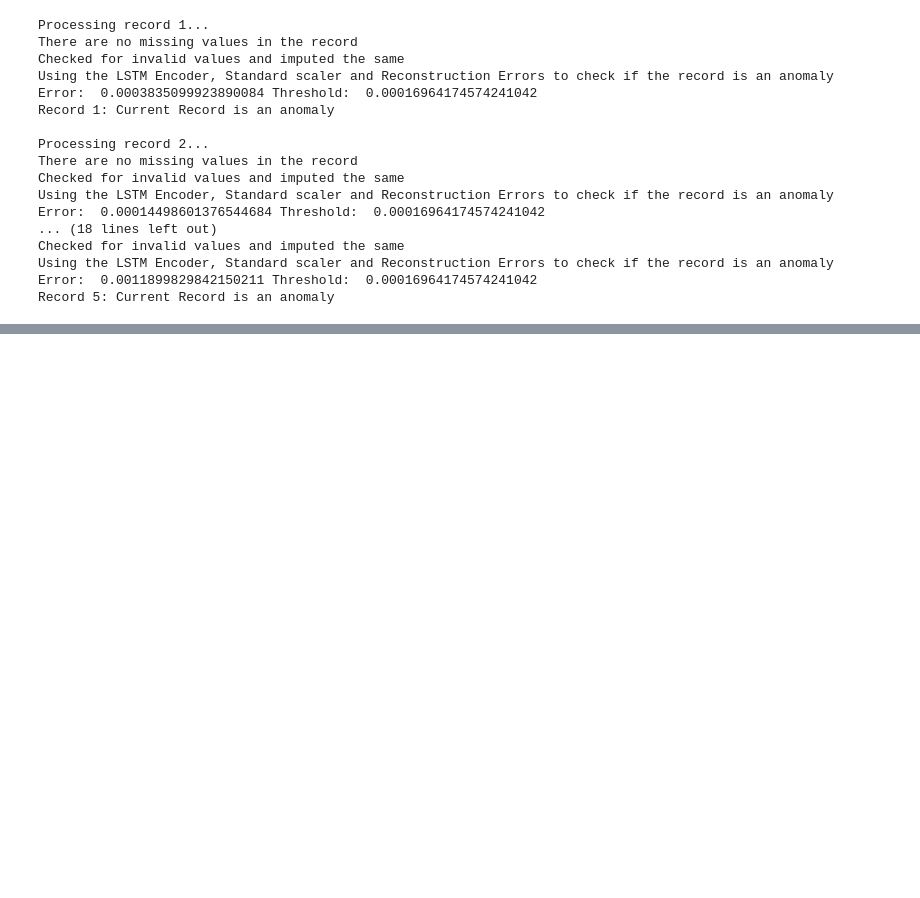
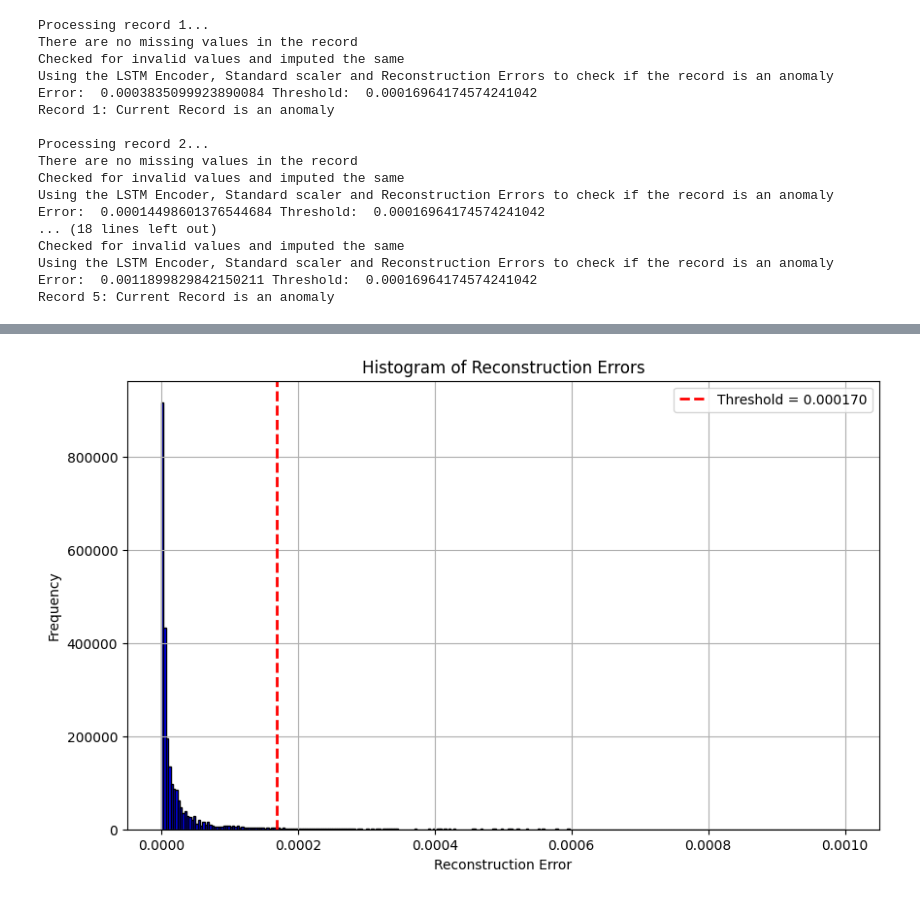
Before and after one commit to JayJajoo/IDMP-project, a Jupyter notebook: Pipeline/Pipeline_HA.ipynb, the cells around one changed output, grey strips where cells are left out. Cells and saved outputs as stored; diff of their text form; code cells hidden in the pictures; blank space fills up the shorter version.

```diff
--- a/Pipeline/Pipeline_HA.ipynb
+++ b/Pipeline/Pipeline_HA.ipynb
@@ -140,0 +156,22 @@ Record 5: Current Record is an anomaly
+# %%
+import matplotlib.pyplot as plt
+import numpy as np
+
+filtered_reconstruction_errors = reconstruction_errors[reconstruction_errors < 0.001]
+
+threshold = np.percentile(reconstruction_errors, 95)
+
+plt.figure(figsize=(10, 6))
+plt.hist(filtered_reconstruction_errors, bins=300, color='blue', edgecolor='black')
+
+plt.axvline(x=threshold, color='red', linestyle='--', linewidth=2, label=f'Threshold = {threshold:.6f}')
+
+plt.title('Histogram of Reconstruction Errors')
+plt.xlabel('Reconstruction Error')
+plt.ylabel('Frequency')
+plt.grid(True)
+plt.legend()
+
+plt.show()
+# %% [output]
+[figure, added]
```
Also changed, not shown: parts of 1 cell of this notebook, 7 other files.
